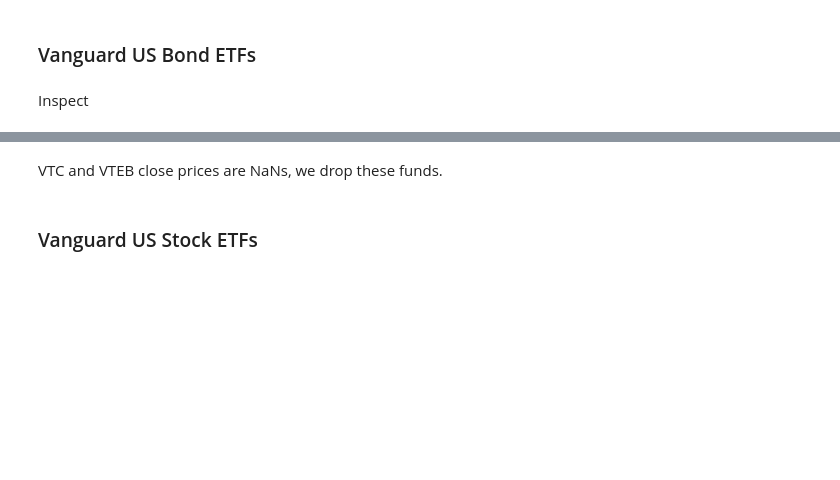
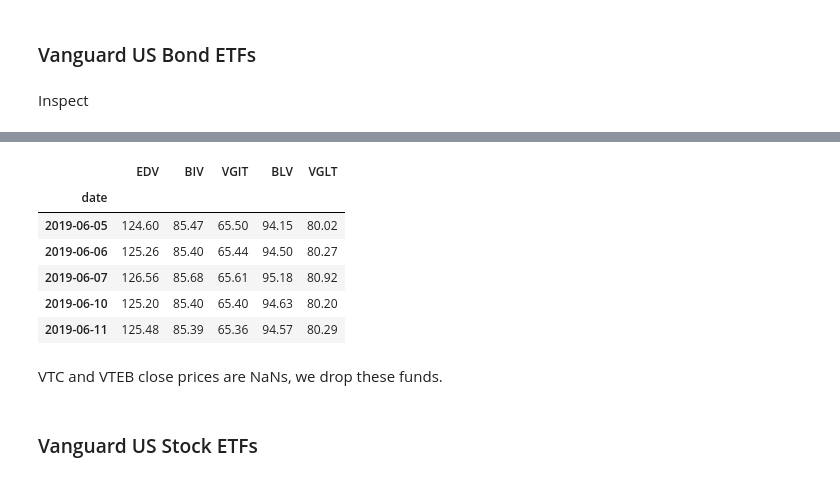
Before and after one commit to DinodC/investing-etf-kelly, a Jupyter notebook: investing_etf_kelly_01.ipynb, the cells around one changed output, grey strips where cells are left out. Cells and saved outputs as stored; diff of their text form; code cells hidden in the pictures; blank space fills up the shorter version.

```diff
--- a/investing_etf_kelly_01.ipynb
+++ b/investing_etf_kelly_01.ipynb
@@ -323,3 +357,13 @@ etf_us_bonds_close.tail()
+# %%
+etf_us_bonds_close[['EDV', 'BIV', 'VGIT', 'BLV', 'VGLT']].tail()
+# %% [output]
+|  | EDV | BIV | VGIT | BLV | VGLT |
+| date |  |  |  |  |  |
+| 2019-06-05 | 124.60 | 85.47 | 65.50 | 94.15 | 80.02 |
+| 2019-06-06 | 125.26 | 85.40 | 65.44 | 94.50 | 80.27 |
+| 2019-06-07 | 126.56 | 85.68 | 65.61 | 95.18 | 80.92 |
+| 2019-06-10 | 125.20 | 85.40 | 65.40 | 94.63 | 80.20 |
+| 2019-06-11 | 125.48 | 85.39 | 65.36 | 94.57 | 80.29 |
 # %% [markdown]
 VTC and VTEB close prices are NaNs, we drop these funds.
 # %%
```
Also changed, not shown: parts of 28 cells of this notebook, 6 other files.
